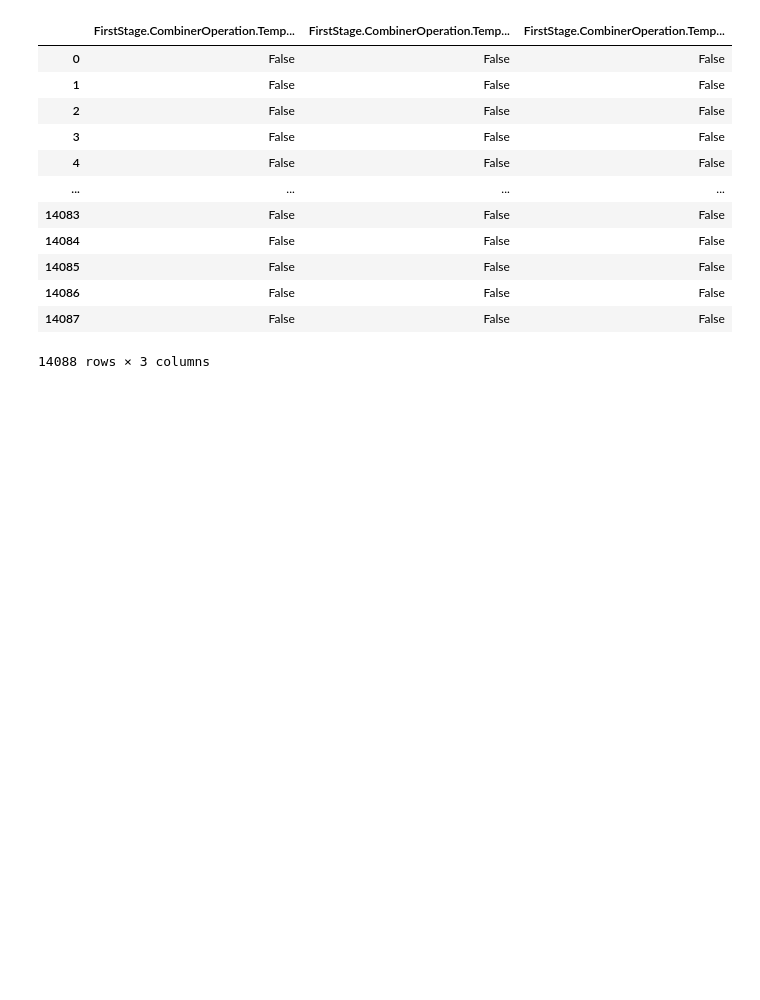
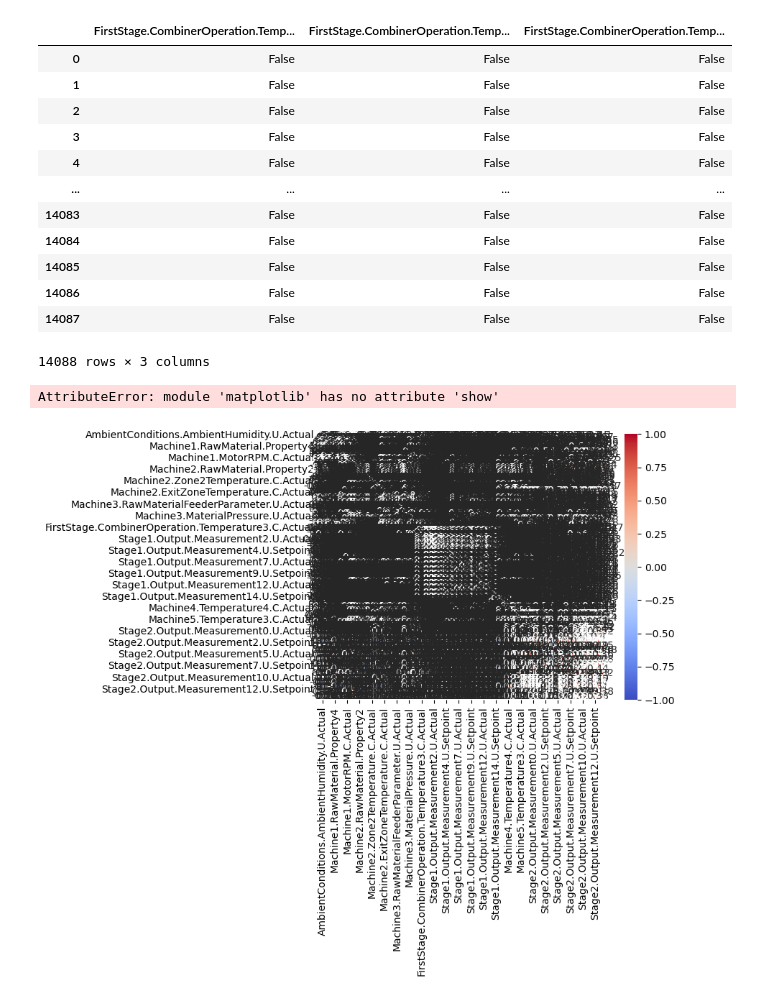
Before and after one commit to HuyChu92/dtc-dr, a Jupyter notebook: data-analyse/data-analyse-huy.ipynb, the cells around one changed output. Drawn from its saved outputs; the diff is of its cells as text; code cells hidden in the pictures; blank space fills up the shorter version.

```diff
--- a/data-analyse/data-analyse-huy.ipynb
+++ b/data-analyse/data-analyse-huy.ipynb
@@ -168,3 +170,11 @@ result_df = pd.concat([sum_of_zero, statistics_summary, variances, modes, second
 result_df = result_df.rename(columns={0: 'mode'})
 # Save the combined result to an Excel file
 result_df.to_excel("combined_statistics.xlsx", sheet_name="Combined_Statistics")
+# %%
+# Calculate and visualize correlations
+correlation_matrix = df.corr()
+sns.heatmap(correlation_matrix, annot=True, cmap='coolwarm')
+plt.show()
+# %% [output]
+AttributeError: module 'matplotlib' has no attribute 'show'
+[figure, added]
```
Also changed, not shown: parts of 1 cell of this notebook, 1 other file.
